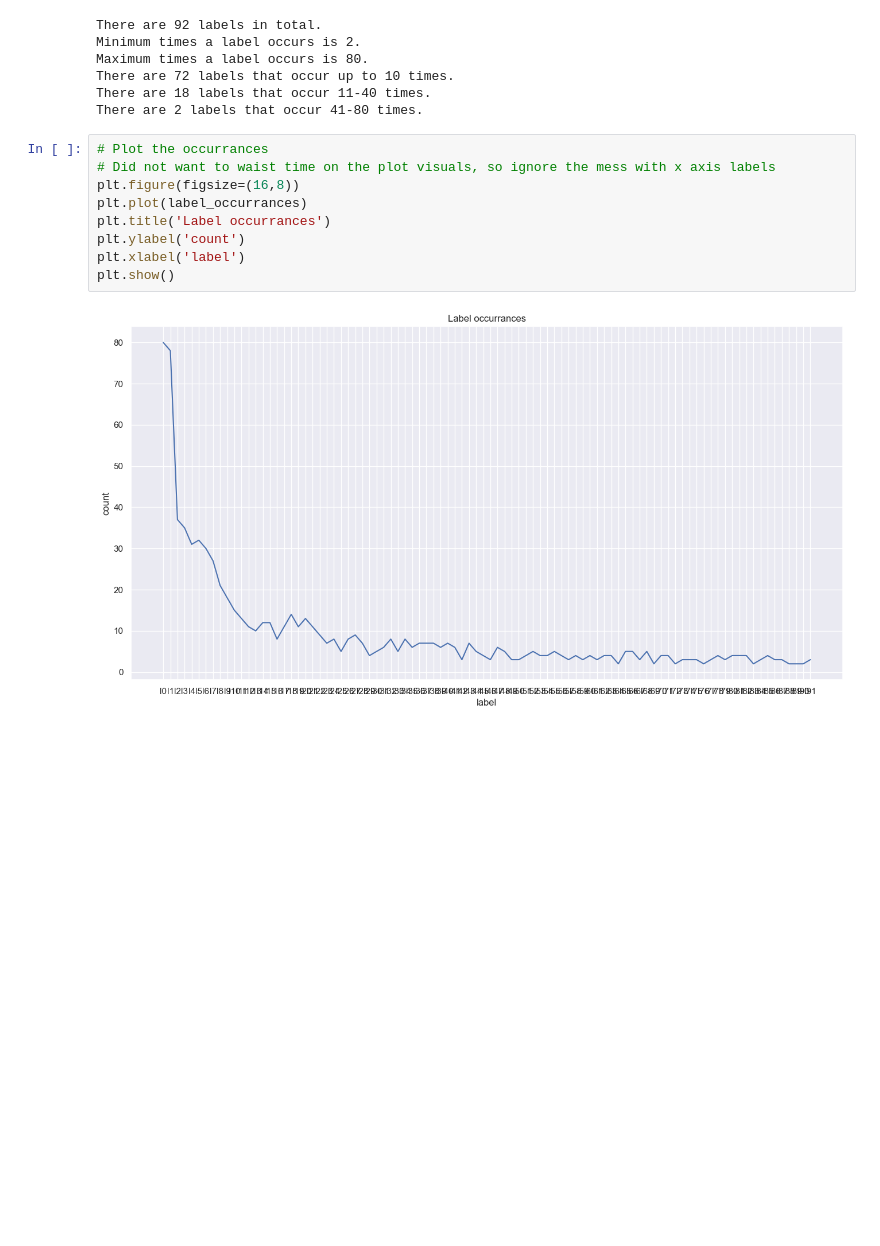
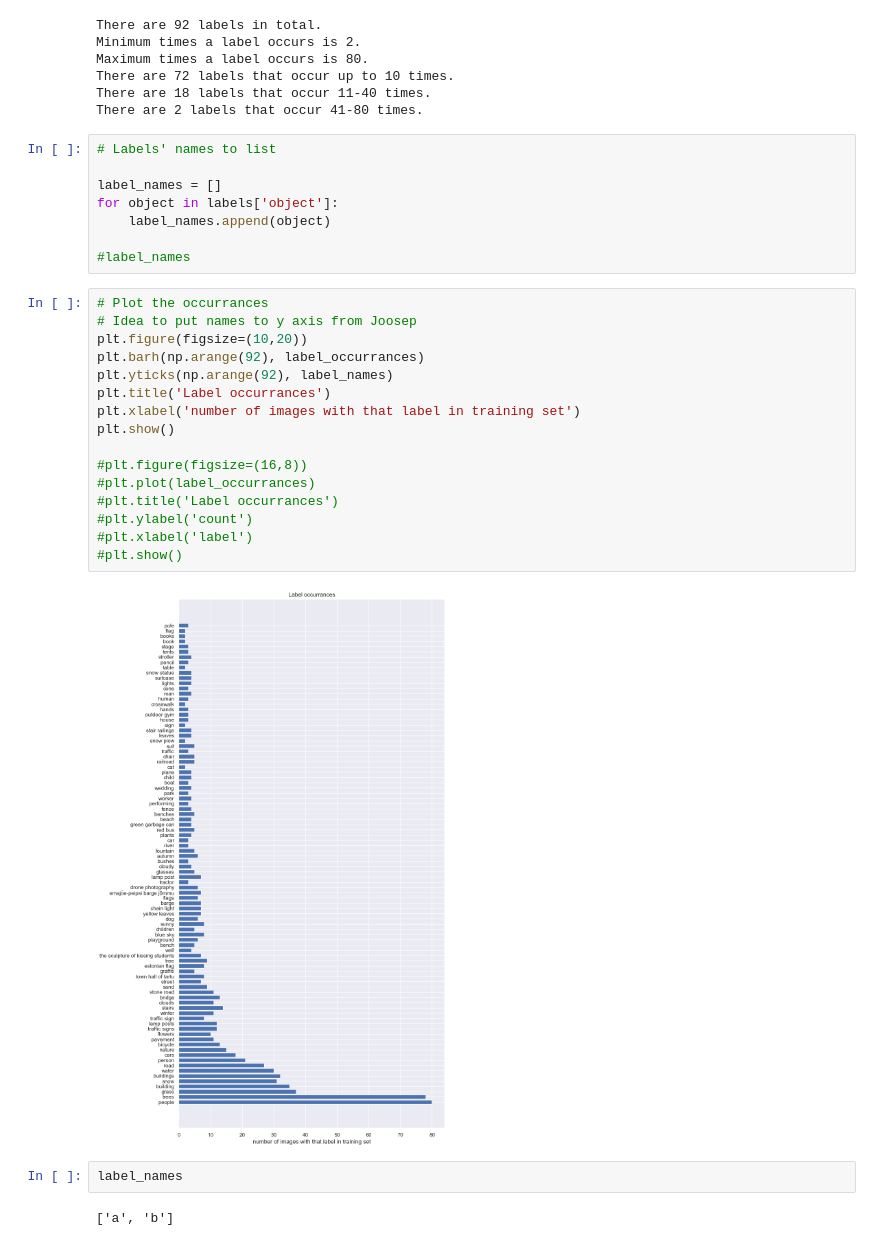
Before and after one commit to joosephook/object-recognition-tartu, a Jupyter notebook: Kea_code.ipynb, the cells around one changed output. Drawn from its saved outputs; the diff is of its cells as text; blank space fills up the shorter version.

Commit message:
plot edit

```diff
--- a/Kea_code.ipynb
+++ b/Kea_code.ipynb
@@ -128,14 +128,33 @@ Maximum times a label occurs is 80.
 There are 72 labels that occur up to 10 times.
 There are 18 labels that occur 11-40 times.
 There are 2 labels that occur 41-80 times.
+# %%
+# Labels' names to list
+
+label_names = []
+for object in labels['object']:
+    label_names.append(object)
+
+#label_names
 # %%
 # Plot the occurrances
-# Did not want to waist time on the plot visuals, so ignore the mess with x axis labels
-plt.figure(figsize=(16,8))
-plt.plot(label_occurrances)
+# Idea to put names to y axis from Joosep
+plt.figure(figsize=(10,20))
+plt.barh(np.arange(92), label_occurrances)
+plt.yticks(np.arange(92), label_names)
 plt.title('Label occurrances')
-plt.ylabel('count')
-plt.xlabel('label')
+plt.xlabel('number of images with that label in training set')
 plt.show()
+
+#plt.figure(figsize=(16,8))
+#plt.plot(label_occurrances)
+#plt.title('Label occurrances')
+#plt.ylabel('count')
+#plt.xlabel('label')
+#plt.show()
 # %% [output]
-[figure, old version]
+[figure, new version]
+# %%
+label_names
+# %% [output]
+['a', 'b']
```
